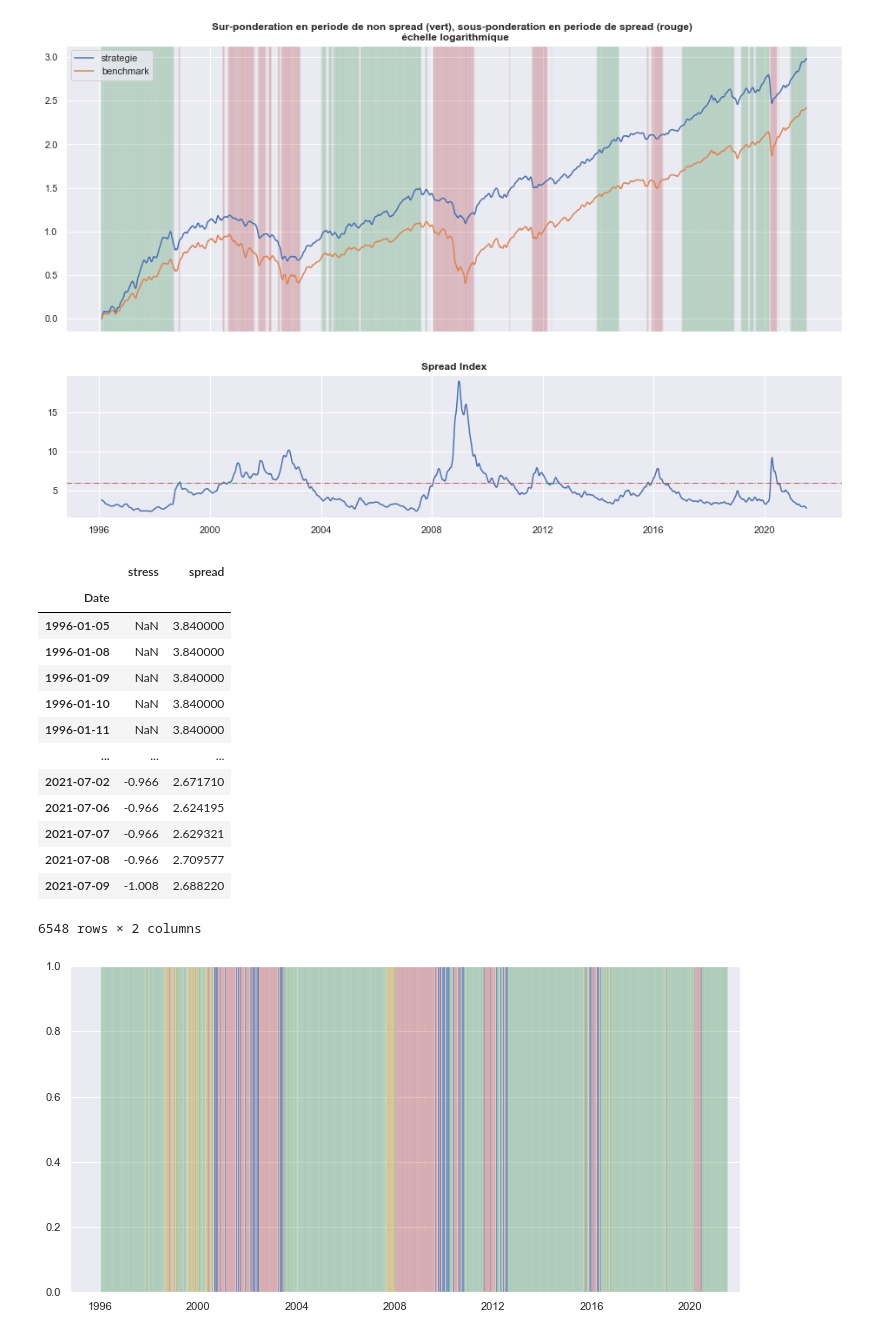
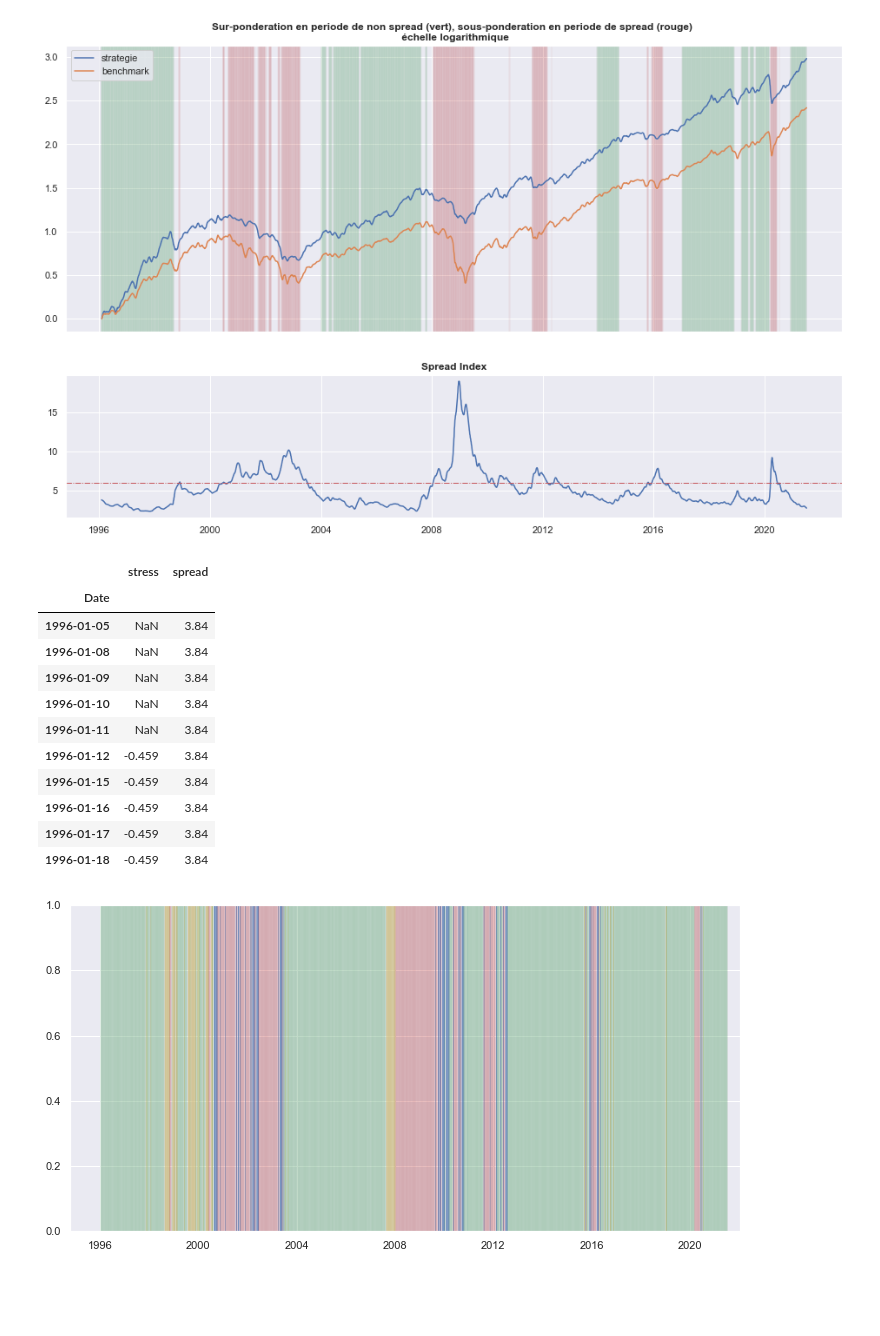
Before and after one commit to lacoupe/BCVS, a Jupyter notebook: SW/risque.ipynb, the cells around one changed output. Saved outputs shown, nothing was run; the diff lists cells and outputs as text; code cells hidden in the pictures; blank space fills up the shorter version.

```diff
--- a/SW/risque.ipynb
+++ b/SW/risque.ipynb
@@ -248,23 +248,21 @@ plt.show()
 # %%
 df_risque = pd.DataFrame().reindex(df_spread.index)
 df_risque['stress'] = df_stress.stress
 df_risque['spread'] = df_spread.spread
-df_risque
+df_risque.head(10)
 # %% [output]
 |  | stress | spread |
 | Date |  |  |
-| 1996-01-05 | NaN | 3.840000 |
-| 1996-01-08 | NaN | 3.840000 |
-| 1996-01-09 | NaN | 3.840000 |
-| 1996-01-10 | NaN | 3.840000 |
-| 1996-01-11 | NaN | 3.840000 |
-| ... | ... | ... |
-| 2021-07-02 | -0.966 | 2.671710 |
-| 2021-07-06 | -0.966 | 2.624195 |
-| 2021-07-07 | -0.966 | 2.629321 |
-| 2021-07-08 | -0.966 | 2.709577 |
-| 2021-07-09 | -1.008 | 2.688220 |
+| 1996-01-05 | NaN | 3.84 |
+| 1996-01-08 | NaN | 3.84 |
+| 1996-01-09 | NaN | 3.84 |
+| 1996-01-10 | NaN | 3.84 |
+| 1996-01-11 | NaN | 3.84 |
+| 1996-01-12 | -0.459 | 3.84 |
+| 1996-01-15 | -0.459 | 3.84 |
+| 1996-01-16 | -0.459 | 3.84 |
+| 1996-01-17 | -0.459 | 3.84 |
+| 1996-01-18 | -0.459 | 3.84 |
-6548 rows × 2 columns
 # %%
 for idx in df_risque.index:
     if (df_risque.at[idx, 'stress'] < 0.2) & (df_risque.at[idx, 'spread'] < 6):
```
Also changed, not shown: parts of 1 cell of this notebook.
